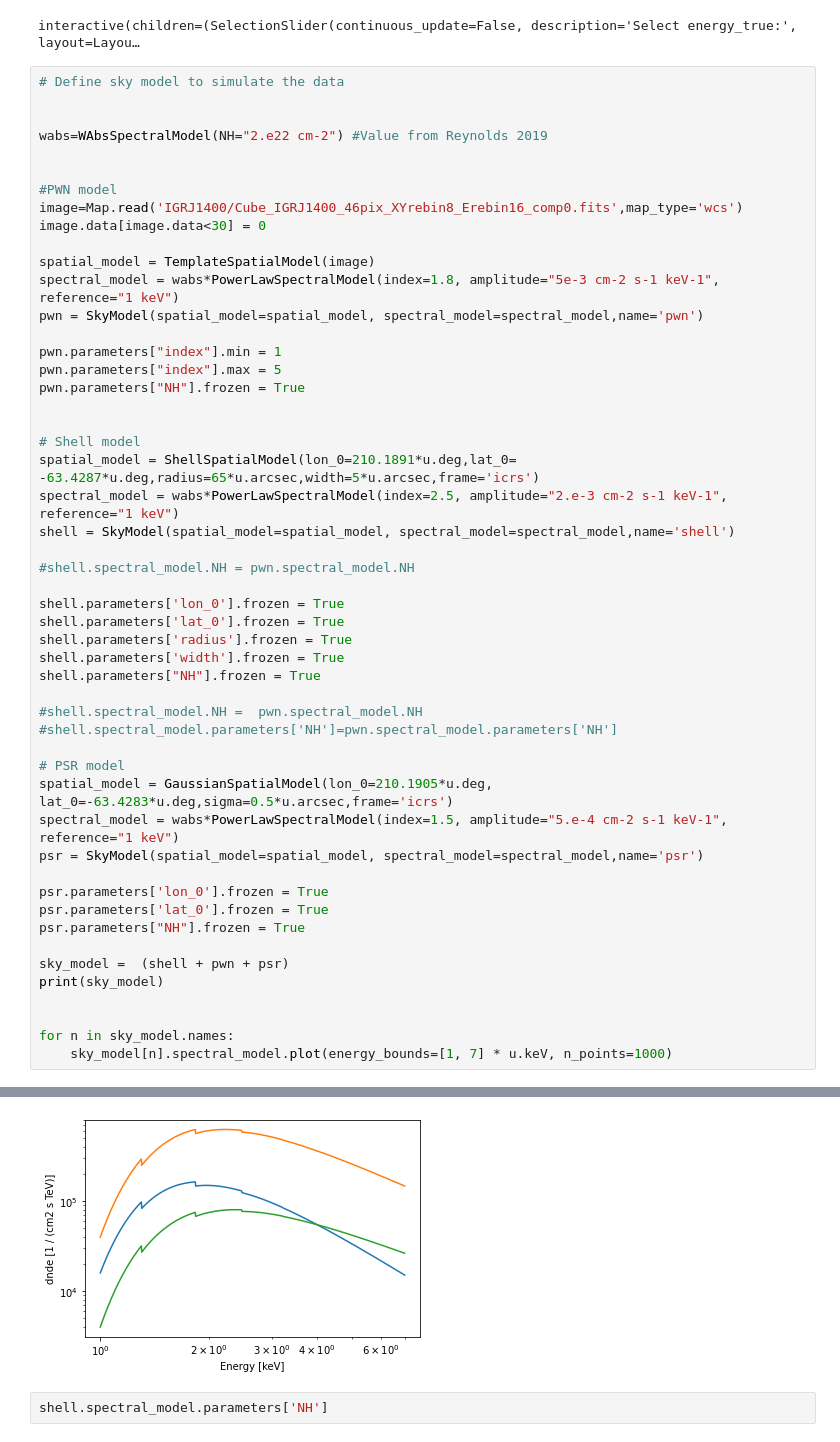
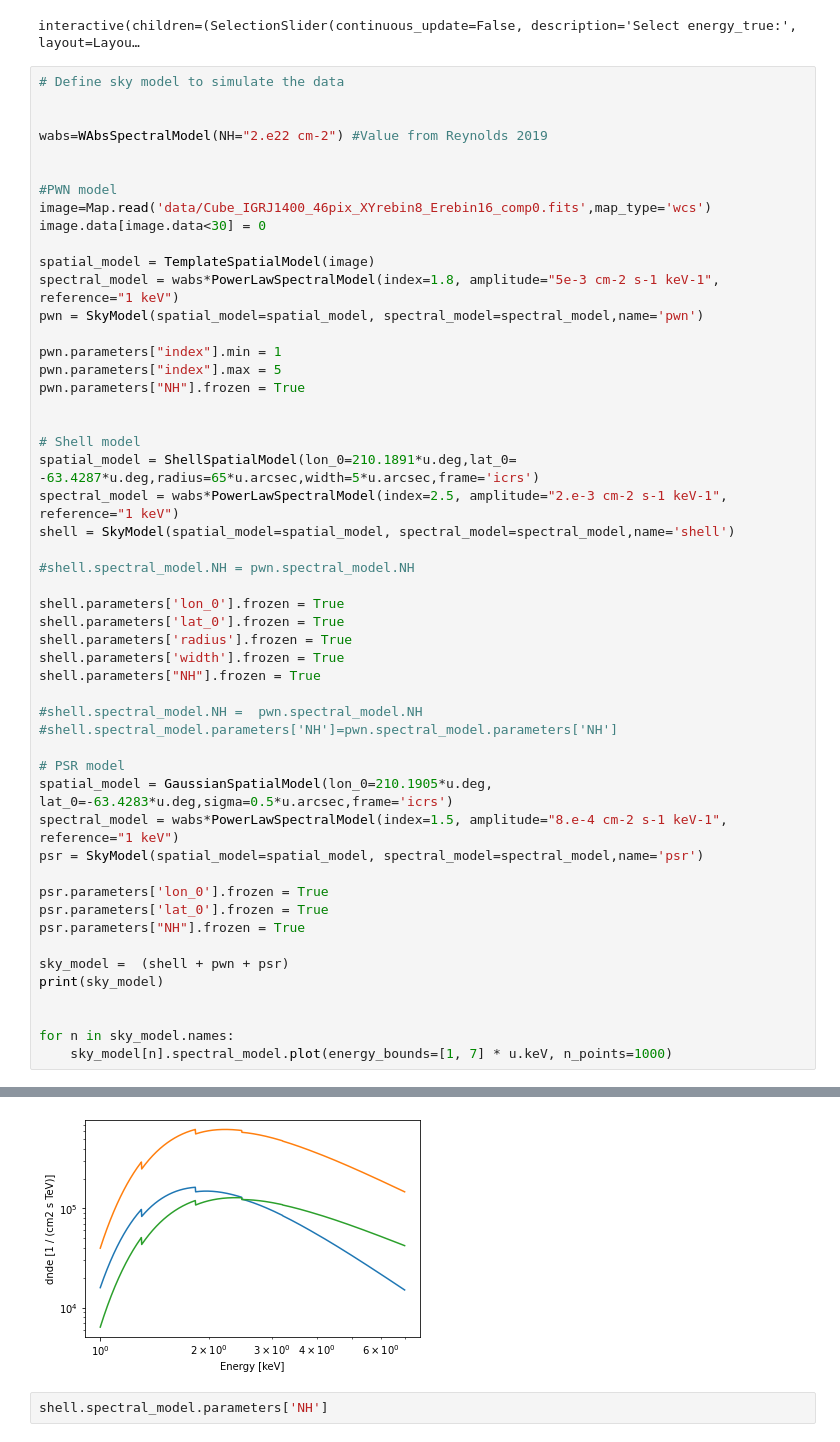
Before and after one commit to facero/3D-Xray-gammapy, a Jupyter notebook: Cube_Xrayfitting_gammapy019.ipynb, the cells around one changed output, grey strips where cells are left out. Drawn from its saved outputs; the diff is of its cells as text.

```diff
--- a/Cube_Xrayfitting_gammapy019.ipynb
+++ b/Cube_Xrayfitting_gammapy019.ipynb
@@ -141,7 +144,7 @@ wabs=WAbsSpectralModel(NH="2.e22 cm-2") #Value from Reynolds 2019
 
 
 #PWN model
-image=Map.read('IGRJ1400/Cube_IGRJ1400_46pix_XYrebin8_Erebin16_comp0.fits',map_type='wcs')
+image=Map.read('data/Cube_IGRJ1400_46pix_XYrebin8_Erebin16_comp0.fits',map_type='wcs')
 image.data[image.data<30] = 0
 
 spatial_model = TemplateSpatialModel(image)
@@ -171,38 +174,38 @@ shell.parameters["NH"].frozen = True
 
 # PSR model
 spatial_model = GaussianSpatialModel(lon_0=210.1905*u.deg, lat_0=-63.4283*u.deg,sigma=0.5*u.arcsec,frame='icrs')
-spectral_model = wabs*PowerLawSpectralModel(index=1.5, amplitude="5.e-4 cm-2 s-1 keV-1", reference="1 keV")
+spectral_model = wabs*PowerLawSpectralModel(index=1.5, amplitude="8.e-4 cm-2 s-1 keV-1", reference="1 keV")
 psr = SkyModel(spatial_model=spatial_model, spectral_model=spectral_model,name='psr')
 
 psr.parameters['lon_0'].frozen = True
 psr.parameters['lat_0'].frozen = True
 psr.parameters["NH"].frozen = True
 
 sky_model =  (shell + pwn + psr)
 print(sky_model)
 
 
 for n in sky_model.names:
     sky_model[n].spectral_model.plot(energy_bounds=[1, 7] * u.keV, n_points=1000)
 # %% [output]
 Models
 
 Component 0: SkyModel
 
   Name                      : shell
   Datasets names            : None
   Spectral model type       : CompoundSpectralModel
   Spatial  model type       : ShellSpatialModel
   Temporal model type       :
   Parameters:
     NH           (frozen)   : 20000000000000000000000.000      1 / cm2
     index                   :      2.500   +/-    0.00
 ... (33 lines left out)
     lat_0        (frozen)   :    -63.428       deg
     sigma                   :      0.500   +/-    0.00 arcsec
     e            (frozen)   :      0.000
     phi          (frozen)   :      0.000       deg
-[figure, old version]
+[figure, new version]
 # %%
 shell.spectral_model.parameters['NH']
 # %% [output]
```
Also changed, not shown: parts of 3 cells of this notebook.
